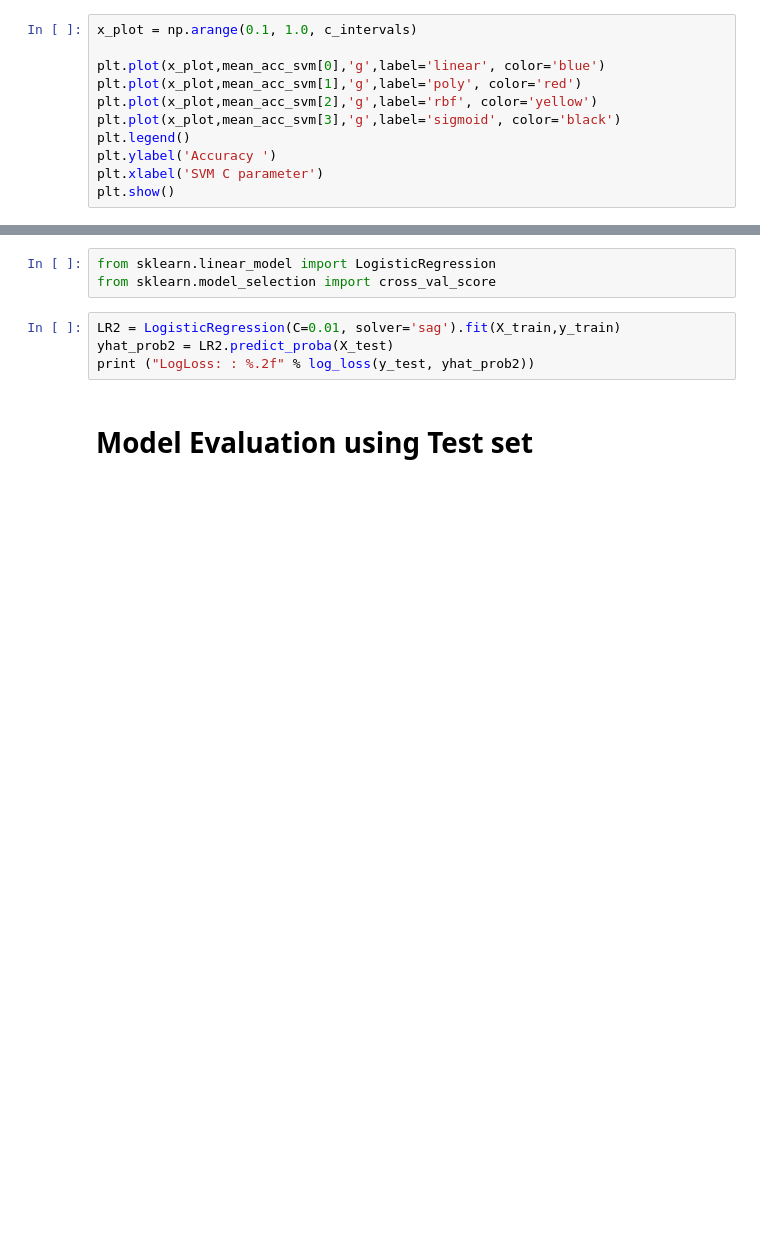
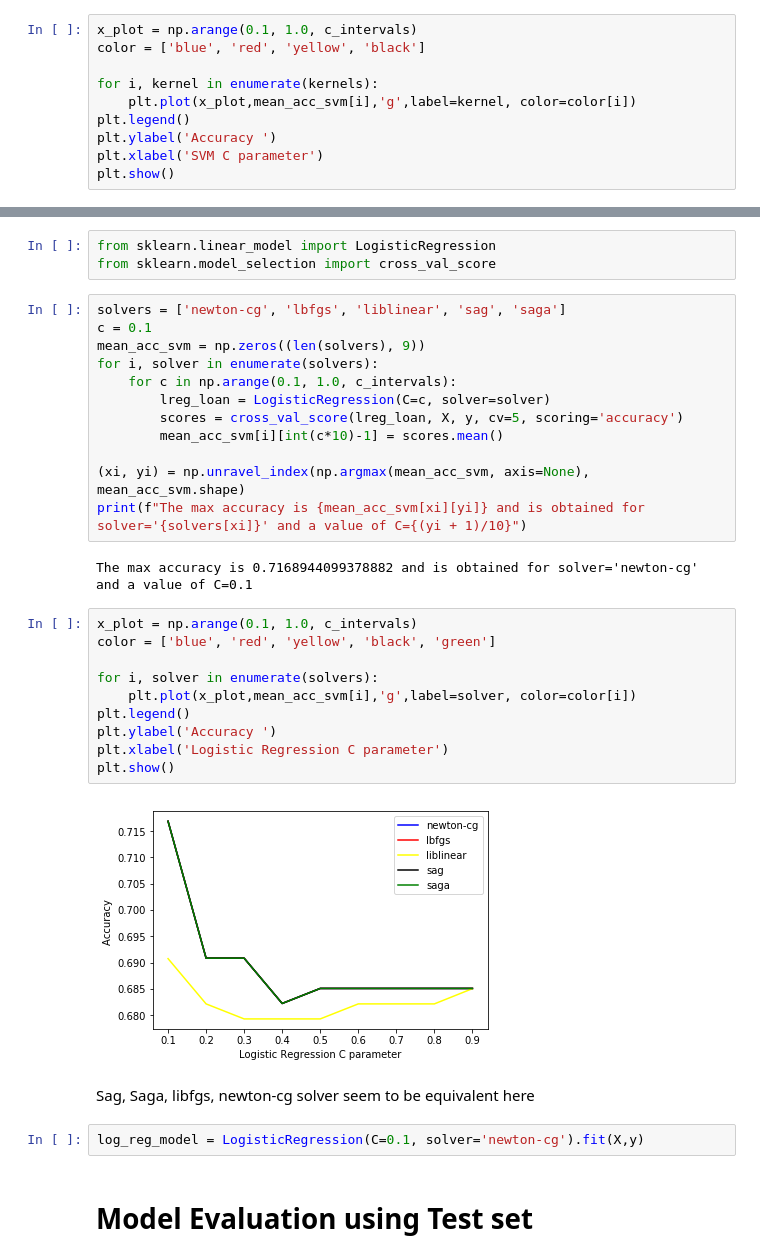
Before and after one commit to caroline-collet/coursera-capstone-project, a Jupyter notebook: the-best-classifier-final-project.ipynb, the cells around one changed output, grey strips where cells are left out. Drawn from its saved outputs; the diff is of its cells as text; blank space fills up the shorter version.

```diff
--- a/the-best-classifier-final-project.ipynb
+++ b/the-best-classifier-final-project.ipynb
@@ -368,11 +368,10 @@ print(f"The max accuracy is {mean_acc_svm[xi][yi]} and is obtained for kernel='{
 The max accuracy is 0.7514699792960663 and is obtained for kernel='poly' and a value of C=0.1
 # %%
 x_plot = np.arange(0.1, 1.0, c_intervals)
+color = ['blue', 'red', 'yellow', 'black']
 
-plt.plot(x_plot,mean_acc_svm[0],'g',label='linear', color='blue')
-plt.plot(x_plot,mean_acc_svm[1],'g',label='poly', color='red')
-plt.plot(x_plot,mean_acc_svm[2],'g',label='rbf', color='yellow')
-plt.plot(x_plot,mean_acc_svm[3],'g',label='sigmoid', color='black')
+for i, kernel in enumerate(kernels):
+    plt.plot(x_plot,mean_acc_svm[i],'g',label=kernel, color=color[i])
 plt.legend()
 plt.ylabel('Accuracy ')
 plt.xlabel('SVM C parameter')
@@ -388,10 +387,36 @@ svm_model = svm.SVC(kernel='poly', gamma='scale').fit(X,y)
 # %%
 from sklearn.linear_model import LogisticRegression
 from sklearn.model_selection import cross_val_score
-# %%
-LR2 = LogisticRegression(C=0.01, solver='sag').fit(X_train,y_train)
-yhat_prob2 = LR2.predict_proba(X_test)
-print ("LogLoss: : %.2f" % log_loss(y_test, yhat_prob2))
+# %%
+solvers = ['newton-cg', 'lbfgs', 'liblinear', 'sag', 'saga']
+c = 0.1
+mean_acc_svm = np.zeros((len(solvers), 9))
+for i, solver in enumerate(solvers):
+    for c in np.arange(0.1, 1.0, c_intervals):
+        lreg_loan = LogisticRegression(C=c, solver=solver)
+        scores = cross_val_score(lreg_loan, X, y, cv=5, scoring='accuracy')
+        mean_acc_svm[i][int(c*10)-1] = scores.mean()
+
+(xi, yi) = np.unravel_index(np.argmax(mean_acc_svm, axis=None), mean_acc_svm.shape)
+print(f"The max accuracy is {mean_acc_svm[xi][yi]} and is obtained for solver='{solvers[xi]}' and a value of C={(yi + 1)/10}")
+# %% [output]
+The max accuracy is 0.7168944099378882 and is obtained for solver='newton-cg' and a value of C=0.1
+# %%
+x_plot = np.arange(0.1, 1.0, c_intervals)
+color = ['blue', 'red', 'yellow', 'black', 'green']
+
+for i, solver in enumerate(solvers):
+    plt.plot(x_plot,mean_acc_svm[i],'g',label=solver, color=color[i])
+plt.legend()
+plt.ylabel('Accuracy ')
+plt.xlabel('Logistic Regression C parameter')
+plt.show()
+# %% [output]
+[figure, added]
+# %% [markdown]
+Sag, Saga, libfgs, newton-cg solver seem to be equivalent here
+# %%
+log_reg_model = LogisticRegression(C=0.1, solver='newton-cg').fit(X,y)
 # %% [markdown]
 # Model Evaluation using Test set
 # %%
```
Also changed, not shown: parts of 9 cells of this notebook.
